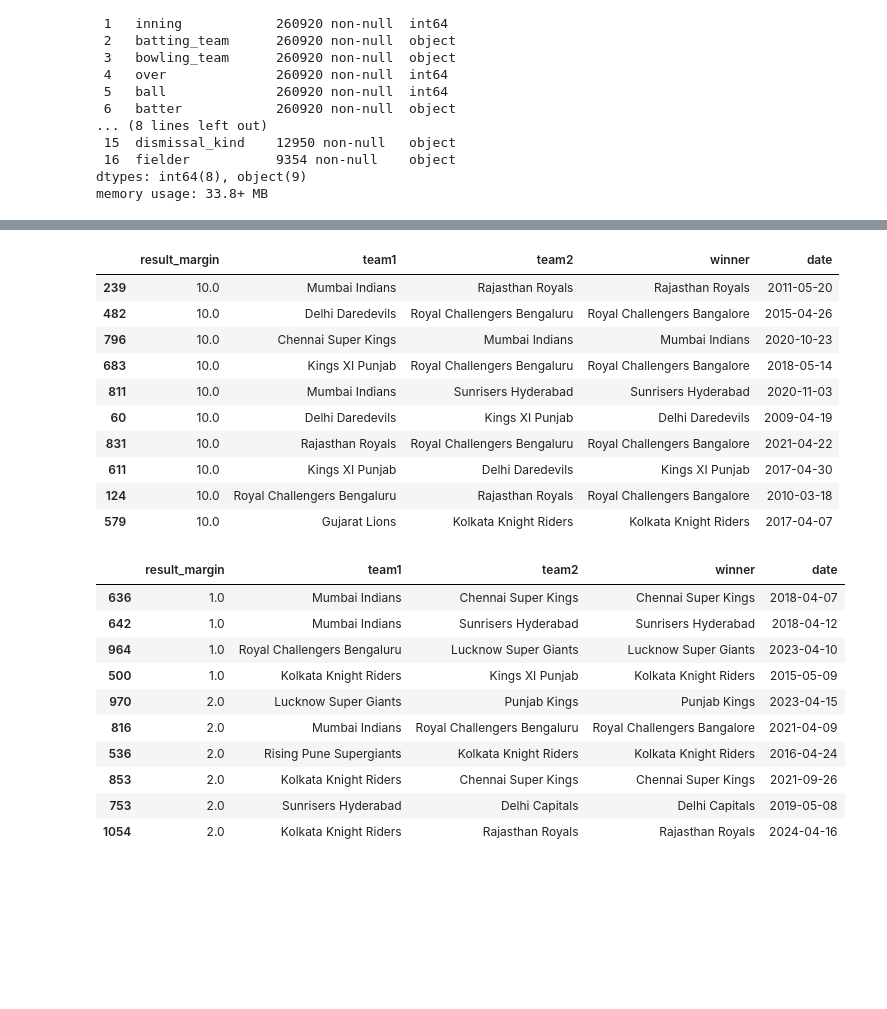
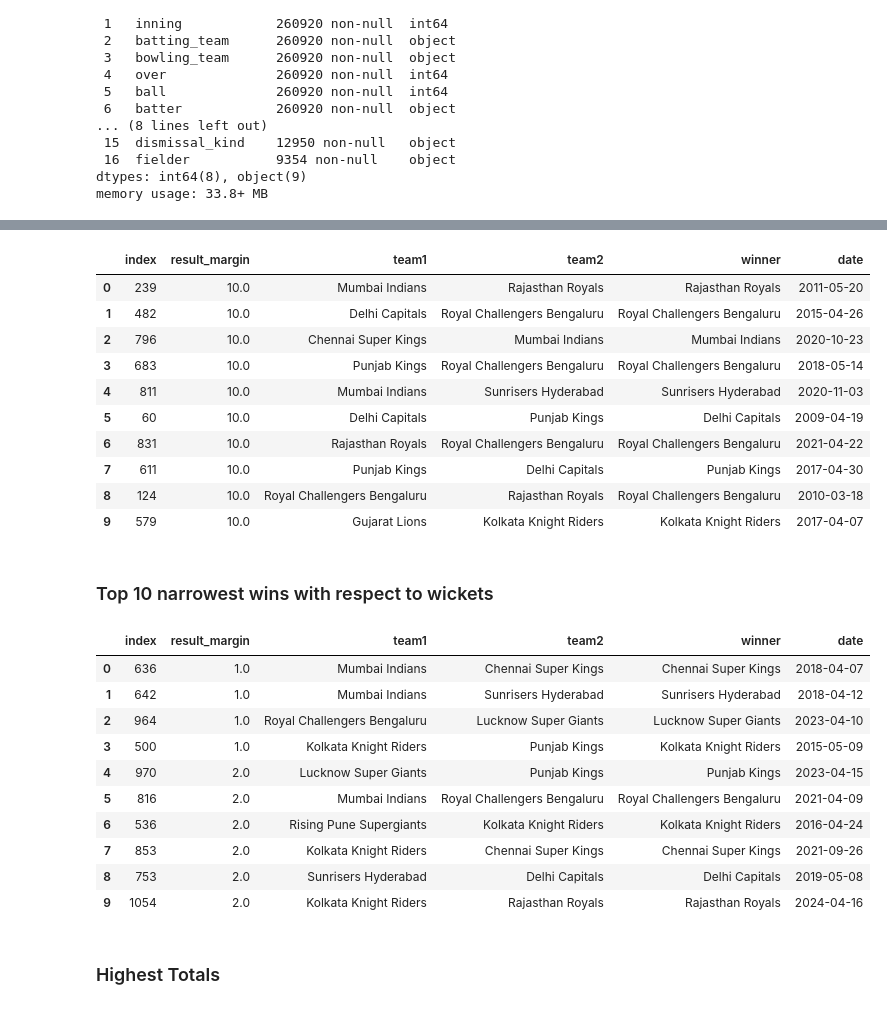
Before and after one commit to MehulBafna/Indian-Premier-League-in-depth-data-analysis-, a Jupyter notebook: Indian Premier League(in depth analysis).ipynb, the cells around one changed output, grey strips where cells are left out. Saved outputs shown, nothing was run; the diff lists cells and outputs as text; code cells hidden in the pictures; blank space fills up the shorter version.

```diff
--- a/Indian Premier League(in depth analysis).ipynb
+++ b/Indian Premier League(in depth analysis).ipynb
@@ -7,4 +14,4 @@ from tabulate import tabulate
 # %%
 #Loading the data
-df = pd.read_csv('matches.csv')
-df1 = pd.read_csv('deliveries.csv')
+matches = pd.read_csv('matches.csv')
+balls = pd.read_csv('deliveries.csv')
@@ -163,3 +184,6 @@ Data columns (total 19 columns):
  18  Match_No          260920 non-null  float64
 dtypes: float64(1), int64(8), object(10)
 memory usage: 37.8+ MB
+# %%
+matches.drop_duplicates(inplace=True)
+balls.drop_duplicates(inplace=True)
@@ -538,30 +303,30 @@ df[['result_margin','team1','team2','winner','date']][df['result']=='runs'].sort
 # %%
-# Top 10 biggest margin wins with respect to wickets
-df[['result_margin','team1','team2','winner','date']][df['result']=='wickets'].sort_values('result_margin',ascending=False)[0:10]
+matches[['result_margin','team1','team2','winner','date']][matches['result']=='wickets'].sort_values('result_margin',ascending=False)[0:10].reset_index()
 # %% [output]
-|  | result_margin | team1 | team2 | winner | date |
-| 239 | 10.0 | Mumbai Indians | Rajasthan Royals | Rajasthan Royals | 2011-05-20 |
-| 482 | 10.0 | Delhi Daredevils | Royal Challengers Bengaluru | Royal Challengers Bangalore | 2015-04-26 |
-| 796 | 10.0 | Chennai Super Kings | Mumbai Indians | Mumbai Indians | 2020-10-23 |
-| 683 | 10.0 | Kings XI Punjab | Royal Challengers Bengaluru | Royal Challengers Bangalore | 2018-05-14 |
-| 811 | 10.0 | Mumbai Indians | Sunrisers Hyderabad | Sunrisers Hyderabad | 2020-11-03 |
-| 60 | 10.0 | Delhi Daredevils | Kings XI Punjab | Delhi Daredevils | 2009-04-19 |
-| 831 | 10.0 | Rajasthan Royals | Royal Challengers Bengaluru | Royal Challengers Bangalore | 2021-04-22 |
-| 611 | 10.0 | Kings XI Punjab | Delhi Daredevils | Kings XI Punjab | 2017-04-30 |
-| 124 | 10.0 | Royal Challengers Bengaluru | Rajasthan Royals | Royal Challengers Bangalore | 2010-03-18 |
-| 579 | 10.0 | Gujarat Lions | Kolkata Knight Riders | Kolkata Knight Riders | 2017-04-07 |
+|  | index | result_margin | team1 | team2 | winner | date |
+| 0 | 239 | 10.0 | Mumbai Indians | Rajasthan Royals | Rajasthan Royals | 2011-05-20 |
+| 1 | 482 | 10.0 | Delhi Capitals | Royal Challengers Bengaluru | Royal Challengers Bengaluru | 2015-04-26 |
+| 2 | 796 | 10.0 | Chennai Super Kings | Mumbai Indians | Mumbai Indians | 2020-10-23 |
+| 3 | 683 | 10.0 | Punjab Kings | Royal Challengers Bengaluru | Royal Challengers Bengaluru | 2018-05-14 |
+| 4 | 811 | 10.0 | Mumbai Indians | Sunrisers Hyderabad | Sunrisers Hyderabad | 2020-11-03 |
+| 5 | 60 | 10.0 | Delhi Capitals | Punjab Kings | Delhi Capitals | 2009-04-19 |
+| 6 | 831 | 10.0 | Rajasthan Royals | Royal Challengers Bengaluru | Royal Challengers Bengaluru | 2021-04-22 |
+| 7 | 611 | 10.0 | Punjab Kings | Delhi Capitals | Punjab Kings | 2017-04-30 |
+| 8 | 124 | 10.0 | Royal Challengers Bengaluru | Rajasthan Royals | Royal Challengers Bengaluru | 2010-03-18 |
+| 9 | 579 | 10.0 | Gujarat Lions | Kolkata Knight Riders | Kolkata Knight Riders | 2017-04-07 |
+# %% [markdown]
+### Top 10 narrowest wins with respect to wickets
 # %%
-# Top 10 narrowest wins with respect to wickets
-df[['result_margin','team1','team2','winner','date']][df['result']=='wickets'].sort_values('result_margin',ascending=True)[0:10]
+matches[['result_margin','team1','team2','winner','date']][matches['result']=='wickets'].sort_values('result_margin',ascending=True)[0:10].reset_index()
 # %% [output]
-|  | result_margin | team1 | team2 | winner | date |
-| 636 | 1.0 | Mumbai Indians | Chennai Super Kings | Chennai Super Kings | 2018-04-07 |
-| 642 | 1.0 | Mumbai Indians | Sunrisers Hyderabad | Sunrisers Hyderabad | 2018-04-12 |
-| 964 | 1.0 | Royal Challengers Bengaluru | Lucknow Super Giants | Lucknow Super Giants | 2023-04-10 |
-| 500 | 1.0 | Kolkata Knight Riders | Kings XI Punjab | Kolkata Knight Riders | 2015-05-09 |
-| 970 | 2.0 | Lucknow Super Giants | Punjab Kings | Punjab Kings | 2023-04-15 |
-| 816 | 2.0 | Mumbai Indians | Royal Challengers Bengaluru | Royal Challengers Bangalore | 2021-04-09 |
-| 536 | 2.0 | Rising Pune Supergiants | Kolkata Knight Riders | Kolkata Knight Riders | 2016-04-24 |
-| 853 | 2.0 | Kolkata Knight Riders | Chennai Super Kings | Chennai Super Kings | 2021-09-26 |
-| 753 | 2.0 | Sunrisers Hyderabad | Delhi Capitals | Delhi Capitals | 2019-05-08 |
-| 1054 | 2.0 | Kolkata Knight Riders | Rajasthan Royals | Rajasthan Royals | 2024-04-16 |
+|  | index | result_margin | team1 | team2 | winner | date |
+| 0 | 636 | 1.0 | Mumbai Indians | Chennai Super Kings | Chennai Super Kings | 2018-04-07 |
+| 1 | 642 | 1.0 | Mumbai Indians | Sunrisers Hyderabad | Sunrisers Hyderabad | 2018-04-12 |
+| 2 | 964 | 1.0 | Royal Challengers Bengaluru | Lucknow Super Giants | Lucknow Super Giants | 2023-04-10 |
+| 3 | 500 | 1.0 | Kolkata Knight Riders | Punjab Kings | Kolkata Knight Riders | 2015-05-09 |
+| 4 | 970 | 2.0 | Lucknow Super Giants | Punjab Kings | Punjab Kings | 2023-04-15 |
+| 5 | 816 | 2.0 | Mumbai Indians | Royal Challengers Bengaluru | Royal Challengers Bengaluru | 2021-04-09 |
+| 6 | 536 | 2.0 | Rising Pune Supergiants | Kolkata Knight Riders | Kolkata Knight Riders | 2016-04-24 |
+| 7 | 853 | 2.0 | Kolkata Knight Riders | Chennai Super Kings | Chennai Super Kings | 2021-09-26 |
+| 8 | 753 | 2.0 | Sunrisers Hyderabad | Delhi Capitals | Delhi Capitals | 2019-05-08 |
+| 9 | 1054 | 2.0 | Kolkata Knight Riders | Rajasthan Royals | Rajasthan Royals | 2024-04-16 |
@@ -567,0 +350,2 @@ df[['result_margin','team1','team2','winner','date']][df['result']=='wickets'].s
+# %% [markdown]
+### Highest Totals
```
Also changed, not shown: parts of 113 cells of this notebook.
